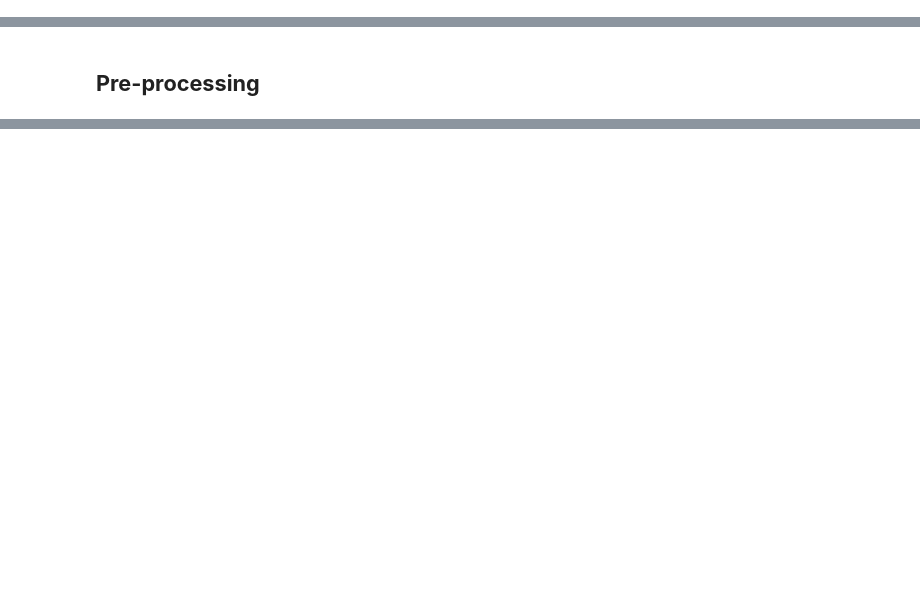
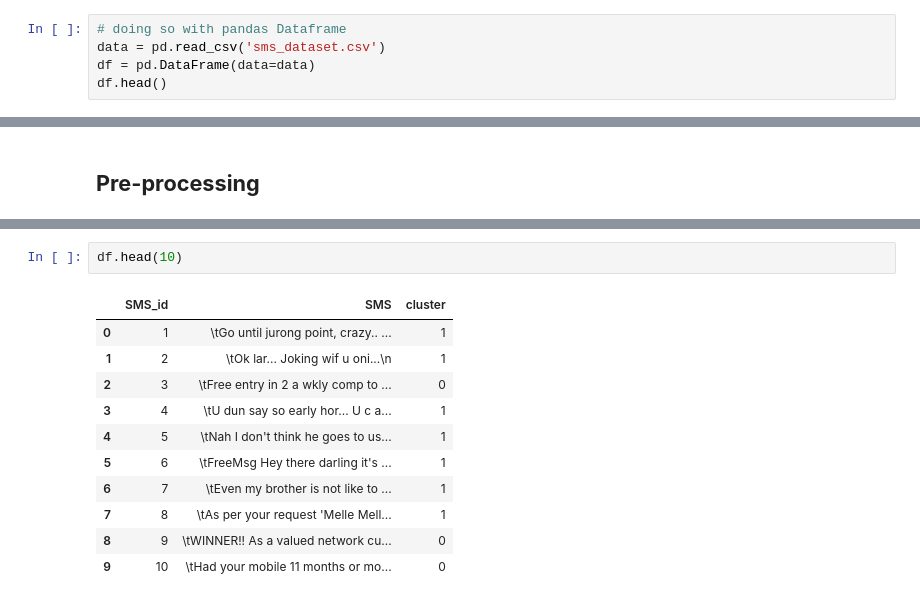
Before and after one commit to hend-isleem/ml-spam-classification, a Jupyter notebook: Spam_SMS_Detection.ipynb, the cells around one changed output, grey strips where cells are left out. Drawn from its saved outputs; the diff is of its cells as text; blank space fills up the shorter version.

```diff
--- a/Spam_SMS_Detection.ipynb
+++ b/Spam_SMS_Detection.ipynb
@@ -64,3 +76,8 @@ print(f'length of documents: ', len(reading_training_file()))
 Reading messages from dataset...
 Finished reading messages and appended to the list..
 length of documents:  5574
+# %%
+# doing so with pandas Dataframe
+data = pd.read_csv('sms_dataset.csv')
+df = pd.DataFrame(data=data)
+df.head()
@@ -106,0 +322,14 @@ def preprocessing(documents):
+# %%
+df.head(10)
+# %% [output]
+|  | SMS_id | SMS | cluster |
+| 0 | 1 | \tGo until jurong point, crazy.. ... | 1 |
+| 1 | 2 | \tOk lar... Joking wif u oni...\n | 1 |
+| 2 | 3 | \tFree entry in 2 a wkly comp to ... | 0 |
+| 3 | 4 | \tU dun say so early hor... U c a... | 1 |
+| 4 | 5 | \tNah I don't think he goes to us... | 1 |
+| 5 | 6 | \tFreeMsg Hey there darling it's ... | 1 |
+| 6 | 7 | \tEven my brother is not like to ... | 1 |
+| 7 | 8 | \tAs per your request 'Melle Mell... | 1 |
+| 8 | 9 | \tWINNER!! As a valued network cu... | 0 |
+| 9 | 10 | \tHad your mobile 11 months or mo... | 0 |
```
Also changed, not shown: parts of 25 cells of this notebook.
